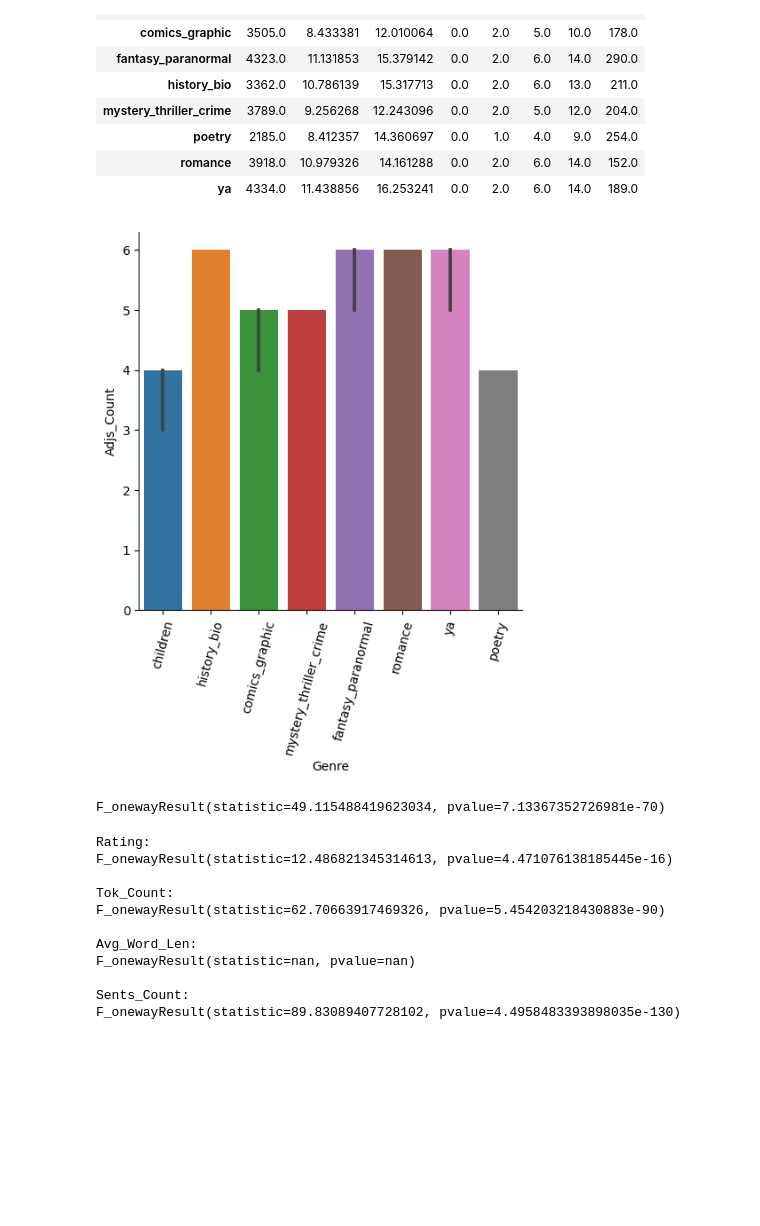
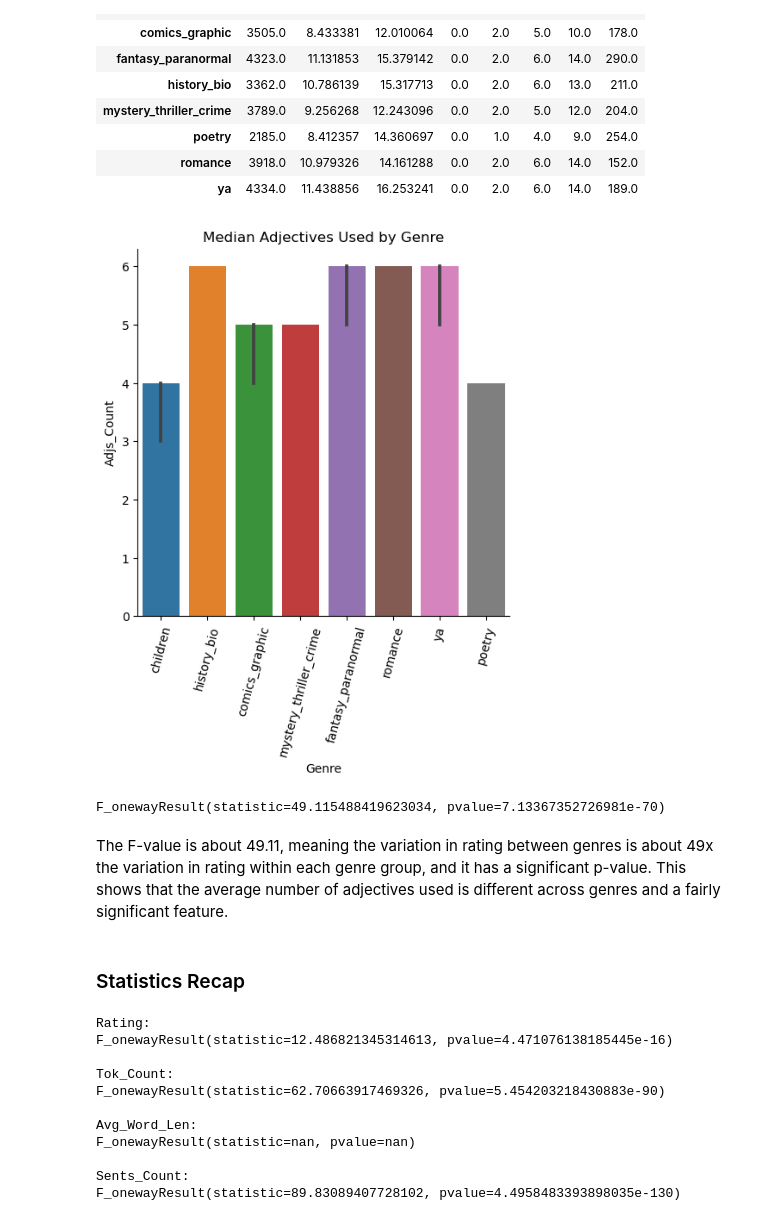
Before and after one commit to Data-Science-for-Linguists-2023/Goodreads-Genre-Reviews-Analysis, a Jupyter notebook: Data_Analysis.ipynb, the cells around one changed output. Saved outputs shown, nothing was run; the diff lists cells and outputs as text; code cells hidden in the pictures; blank space fills up the shorter version.

```diff
--- a/Data_Analysis.ipynb
+++ b/Data_Analysis.ipynb
@@ -491,10 +559,11 @@ df.groupby('Genre').Adjs_Count.describe()
 | ya | 4334.0 | 11.438856 | 16.253241 | 0.0 | 2.0 | 6.0 | 14.0 | 189.0 |
 # %%
 sns.catplot(x='Genre', y='Adjs_Count', kind='bar', estimator=np.median, data=df)
+plt.title('Median Adjectives Used by Genre')
 plt.xticks(rotation=75)
 plt.show()
 # %% [output]
-[figure, old version]
+[figure, new version]
 # %%
 #Checks if difference between genres is statistically significant
 
@@ -513,6 +582,10 @@ print(adjs_test)
 significance_tests.append(('Adjs_Count', adjs_test))
 # %% [output]
 F_onewayResult(statistic=49.115488419623034, pvalue=7.13367352726981e-70)
+# %% [markdown]
+The F-value is about 49.11, meaning the variation in rating between genres is about 49x the variation in rating within each genre group, and it has a significant p-value. This shows that the average number of adjectives used is different across genres and a fairly significant feature.
+# %% [markdown]
+### Statistics Recap
 # %%
 for (feature, stats) in significance_tests:
     print(feature + ":\n" + str(stats) + "\n")
```
Also changed, not shown: parts of 30 cells of this notebook.
